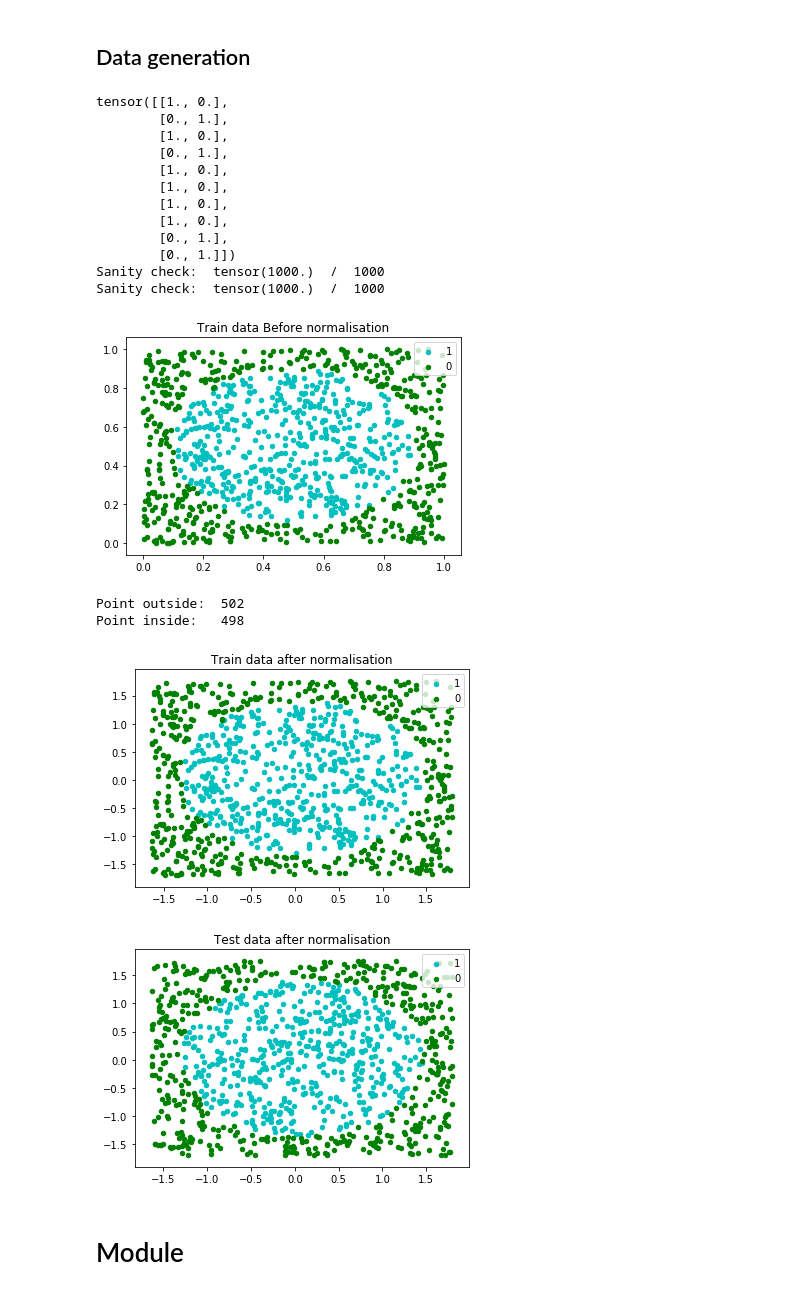
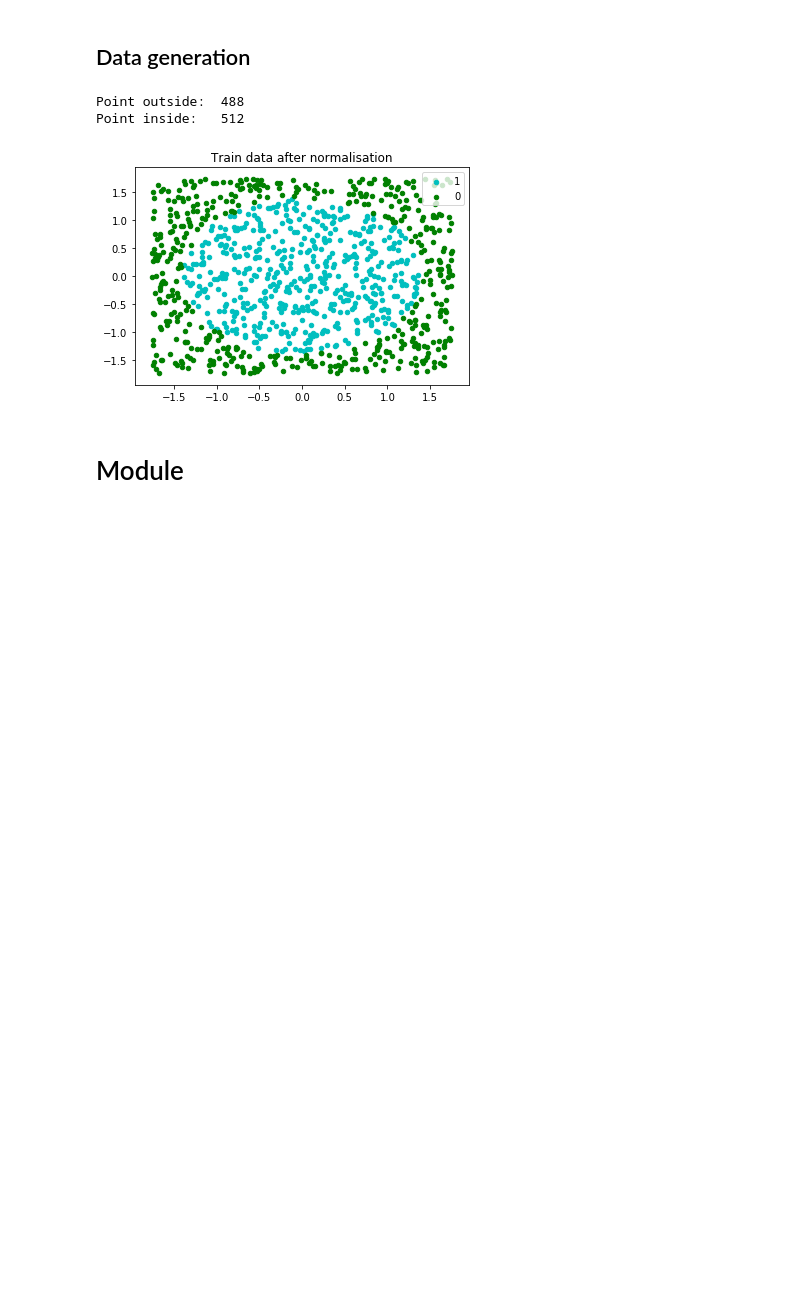
Before and after one commit to natbolon/DL, a Jupyter notebook: Project2/eugène.ipynb, the cells around one changed output. Drawn from its saved outputs; the diff is of its cells as text; code cells hidden in the pictures; blank space fills up the shorter version.

```diff
--- a/Project2/eugène.ipynb
+++ b/Project2/eugène.ipynb
@@ -20,63 +16,49 @@ def generate_disc_set(nb):
     X = empty(nb,2).uniform_(0,1)
     Y = empty(X.size())
     Y[:,0] = ( (X - 0.5).norm(dim=1)  >  math.sqrt(1/(2*math.pi)) ).type(torch.LongTensor)
     Y[:,1] = ( (X - 0.5).norm(dim=1)  <=  math.sqrt(1/(2*math.pi)) ).type(torch.LongTensor)
     return(X, Y)
 
 Sample_number = 1000
 train_input, train_target = generate_disc_set(Sample_number)
 test_input, test_target = generate_disc_set(Sample_number)
 
-print(train_target[0:10,:])
-print("Sanity check: ", train_target.sum(), " / ", train_target.size(0))
-print("Sanity check: ", test_target.sum(), " / ", test_target.size(0))
+# print(train_target[0:10,:])
+# print("Sanity check: ", train_target.sum(), " / ", train_target.size(0))
+# print("Sanity check: ", test_target.sum(), " / ", test_target.size(0))
 
-plt.scatter(train_input[(train_target[:,1]==1),0] ,train_input[(train_target[:,1]==1),1], color = "c", s=20)
-plt.scatter(train_input[(train_target[:,1]==0),0] ,train_input[(train_target[:,1]==0),1], color = "g", s=20)
-plt.title("Train data Before normalisation")
-plt.legend(["1", "0"] )
-plt.show()
+# plt.scatter(train_input[(train_target[:,1]==1),0] ,train_input[(train_target[:,1]==1),1], color = "c", s=20)
+# plt.scatter(train_input[(train_target[:,1]==0),0] ,train_input[(train_target[:,1]==0),1], color = "g", s=20)
+# plt.title("Train data Before normalisation")
+# plt.legend(["1", "0"] )
+# plt.show()
 
 print("Point outside: ", train_input[(train_target[:,1]==0),0].size(0))
 print("Point inside:  ", train_input[(train_target[:,1]==1),0].size(0))
 
 
 mu, std = train_input.mean(0), train_input.std(0)
 train_input.sub_(mu).div_(std)
 test_input.sub_(mu).div_(std)
 
 plt.scatter(train_input[(train_target[:,1]==1),0] ,train_input[(train_target[:,1]==1),1], color = "c", s=20)
 plt.scatter(train_input[(train_target[:,1]==0),0] ,train_input[(train_target[:,1]==0),1], color = "g", s=20)
 plt.title("Train data after normalisation")
 plt.legend(["1", "0"] )
 plt.show()
 
-plt.scatter(test_input[(test_target[:,1]==1),0] ,test_input[(test_target[:,1]==1),1], color = "c", s=20)
-plt.scatter(test_input[(test_target[:,1]==0),0] ,test_input[(test_target[:,1]==0),1], color = "g", s=20)
-plt.title("Test data after normalisation")
-plt.legend(["1", "0"] )
-plt.show()
+# plt.scatter(test_input[(test_target[:,1]==1),0] ,test_input[(test_target[:,1]==1),1], color = "c", s=20)
+# plt.scatter(test_input[(test_target[:,1]==0),0] ,test_input[(test_target[:,1]==0),1], color = "g", s=20)
+# plt.title("Test data after normalisation")
+# plt.legend(["1", "0"] )
+# plt.show()
 
 
 ## Classic Structure
 # %% [output]
-tensor([[1., 0.],
-        [0., 1.],
-        [1., 0.],
-        [0., 1.],
-        [1., 0.],
-        [1., 0.],
-        [1., 0.],
-        [1., 0.],
-        [0., 1.],
-        [0., 1.]])
-Sanity check:  tensor(1000.)  /  1000
-Sanity check:  tensor(1000.)  /  1000
+Point outside:  488
+Point inside:   512
-[figure, old version]
+[figure, new version]
-Point outside:  502
-Point inside:   498
-[figure, removed]
-[figure, removed]
 # %% [markdown]
 # Module
 # %%
```
Also changed, not shown: parts of 11 cells of this notebook.
